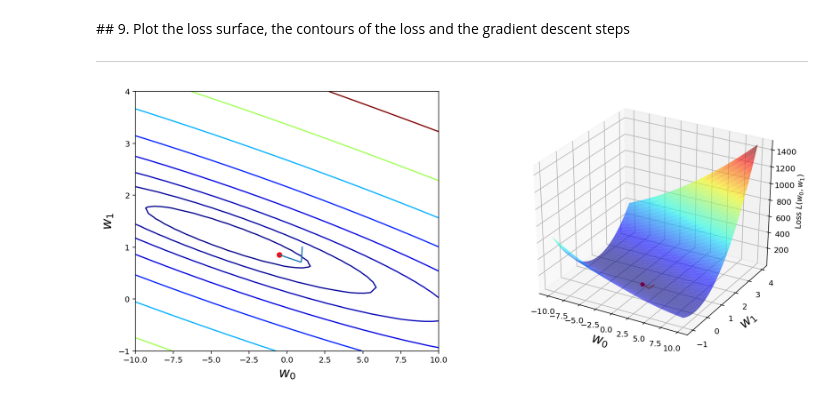
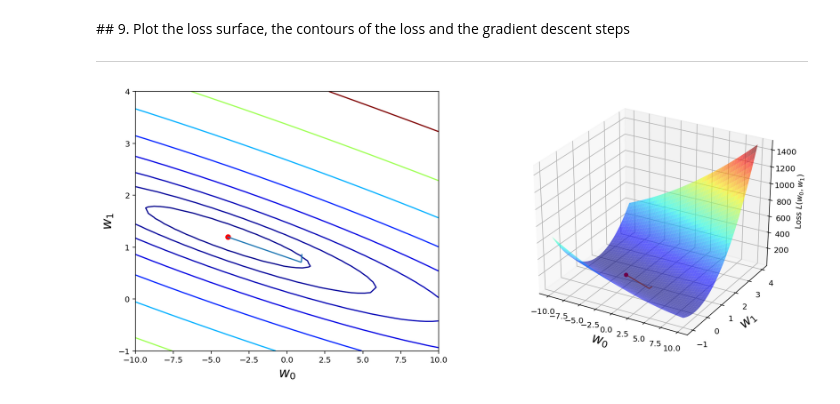
Before and after one commit to insu0929/mlproject, a Jupyter notebook: assignment_02_assignment-02-b.ipynb, the cells around one changed output. Cells and saved outputs as stored; diff of their text form; code cells hidden in the pictures.

Commit message:
plot the loss curve

```diff
--- a/assignment_02_assignment-02-b.ipynb
+++ b/assignment_02_assignment-02-b.ipynb
@@ -394,9 +394,9 @@ def plot_gradient_descent(X,y,w_init,tau,max_iter):
 # %%
 # run plot_gradient_descent function
 w_init = np.array([[1], [1]])
-tau = 0.00001
-max_iter = 100000
+tau = 0.003
+max_iter = 200000
 
 plot_gradient_descent(X,y,w_init,tau,max_iter)
 # %% [output]
-[figure, old version]
+[figure, new version]
```
Also changed, not shown: parts of 3 cells of this notebook.
